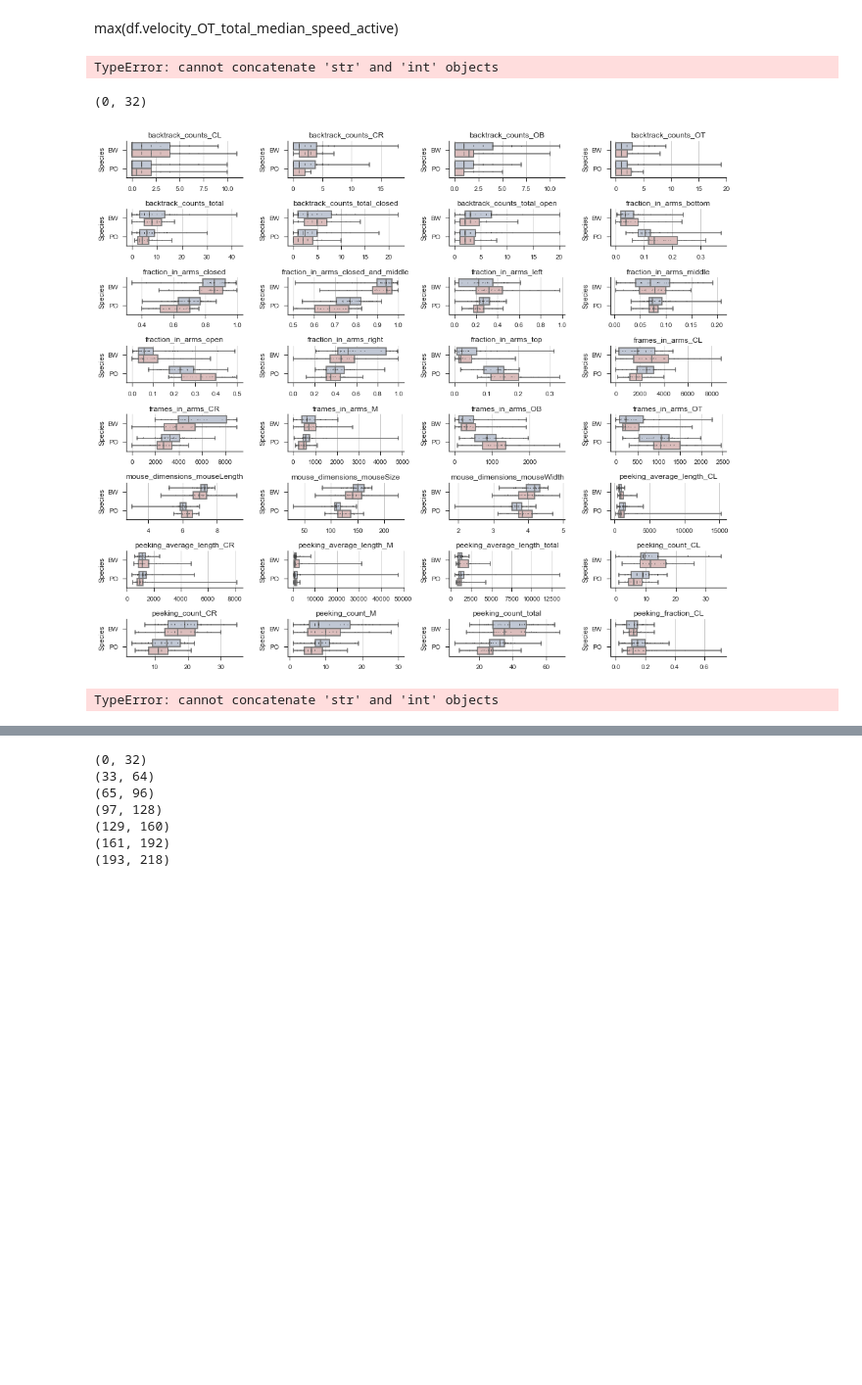
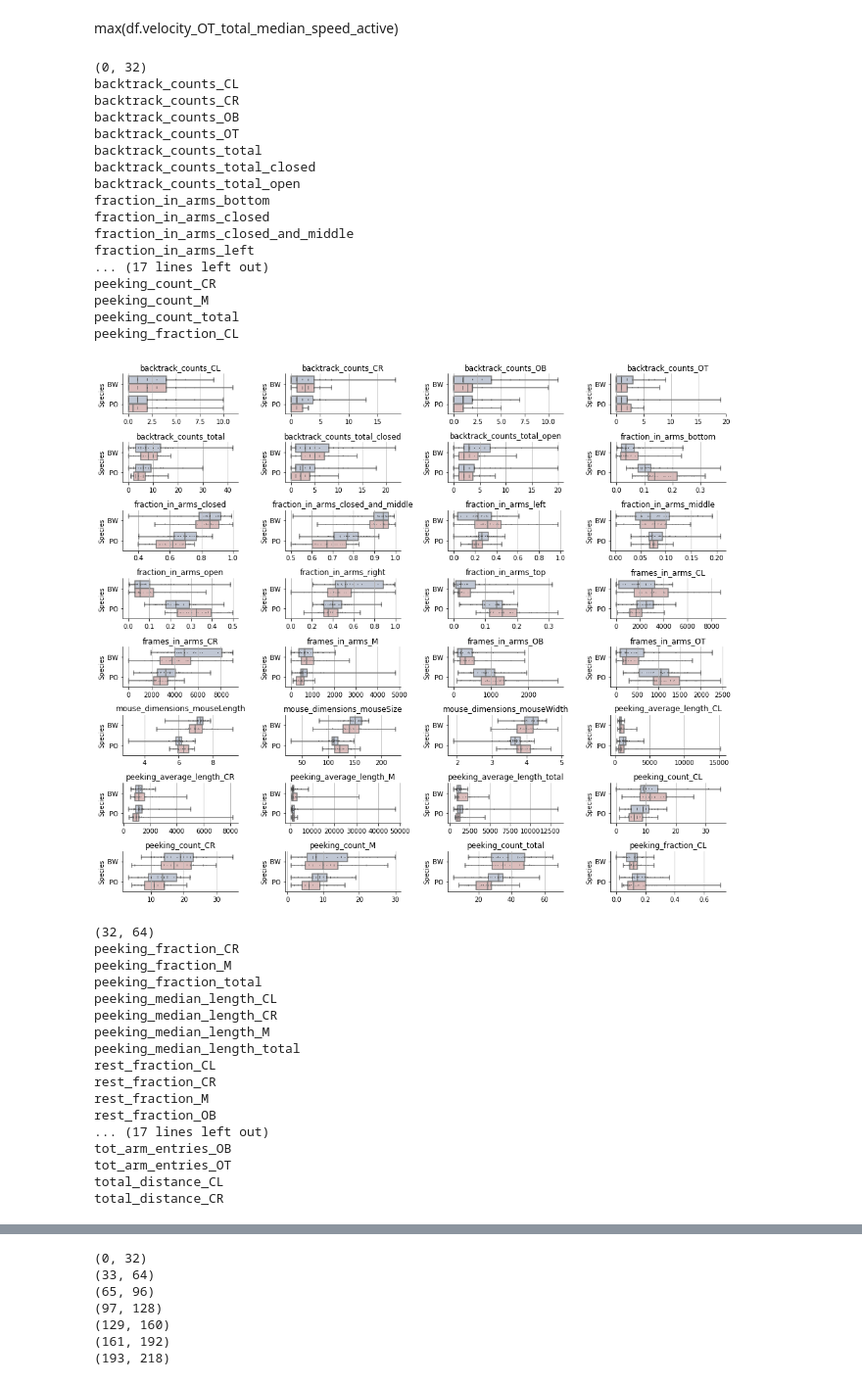
Before and after one commit to zachbogart/mice_behavior_capstone, a Jupyter notebook: process_data/results/ViolinPlot_designs.ipynb, the cells around one changed output, grey strips where cells are left out. Shown at 98% size. Saved outputs shown, nothing was run; the diff lists cells and outputs as text; code cells hidden in the pictures; blank space fills up the shorter version.

Commit message:
updating violin plots

```diff
--- a/process_data/results/ViolinPlot_designs.ipynb
+++ b/process_data/results/ViolinPlot_designs.ipynb
@@ -266,10 +273,6 @@ import SeabornFig2Grid as sfg
 
 
 from sklearn import preprocessing
-# %%
-"PosterPlots/"+ str(i_0)+ '_' + stri + ".pdf"
-# %% [output]
-TypeError: cannot concatenate 'str' and 'int' objects
 # %%
 columns = pd.DataFrame(df.columns)
 
@@ -279,40 +282,80 @@ col_to_ignore = ['inner_directory',
                 'mouse_details_mouseID',
                 'mouse_details_sex',
                 'mouse_details_strain',
-                'mouse_details_time', 'Unnamed: 0']
+                'mouse_details_time',
+                'Unnamed: 0',
+                'Sex']
 
 columns = columns[columns.isin(col_to_ignore) == False].dropna()[0]
 
 
 split = 32
 sp = np.append(np.arange(split, len(columns), split), len(columns)/split  *split  + len(columns)%split)
 i_0 = 0
 
 for i in sp:
     print(i_0, i)
     fig, ax = plt.subplots(8,4, figsize=(14,12))
     ax = ax.flatten()
     for axes, var in zip(ax, columns[i_0:i]):
+        print(var)
         # Plot the orbital period with horizontal boxes
         sns.boxplot(x=var, y="mouse_details_strain", hue = 'Sex', data = df,
                    order = ['BW', 'PO'], whis="range", palette="vlag", ax = axes)
 
         # Add in points to show each observation
         sns.swarmplot(x=var, y="mouse_details_strain", hue = 'Sex', data = df,
                       size=1, color=".3", dodge = True, linewidth=0,
                       order = ['BW', 'PO'], ax = axes)
 
-        axes.set_title(var)
+        if (i < 96):
+            axes.set_title(var)
+        else:
+            title_array = var.split('_')
+            title = title_array[0] + '_' + title_array[len(title_array)-2] + '_' + title_array[len(title_array)-1]
+            axes.set_title(str(title))
         axes.xaxis.grid(True)
         axes.legend_.remove()
         axes.set(ylabel="Species", xlabel = '')
         sns.despine()
 
     plt.tight_layout()
     plt.show()
-    fig.savefig("PosterPlots/"+ i_0+ '_' + i + ".pdf")
-    i_0 = i+1
+    fig.savefig("PosterPlots/"+ str(i_0)+ '_' + str(i) + ".pdf")
+    i_0 = i
 # %% [output]
 (0, 32)
+backtrack_counts_CL
+backtrack_counts_CR
+backtrack_counts_OB
+backtrack_counts_OT
+backtrack_counts_total
+backtrack_counts_total_closed
+backtrack_counts_total_open
+fraction_in_arms_bottom
+fraction_in_arms_closed
+fraction_in_arms_closed_and_middle
+fraction_in_arms_left
+... (17 lines left out)
+peeking_count_CR
+peeking_count_M
+peeking_count_total
+peeking_fraction_CL
-[figure, old version]
+[figure, new version]
-TypeError: cannot concatenate 'str' and 'int' objects
+(32, 64)
+peeking_fraction_CR
+peeking_fraction_M
+peeking_fraction_total
+peeking_median_length_CL
+peeking_median_length_CR
+peeking_median_length_M
+peeking_median_length_total
+rest_fraction_CL
+rest_fraction_CR
+rest_fraction_M
+rest_fraction_OB
+... (17 lines left out)
+tot_arm_entries_OB
+tot_arm_entries_OT
+total_distance_CL
+total_distance_CR
```
Also changed, not shown: parts of 8 cells of this notebook, 27 other files.
